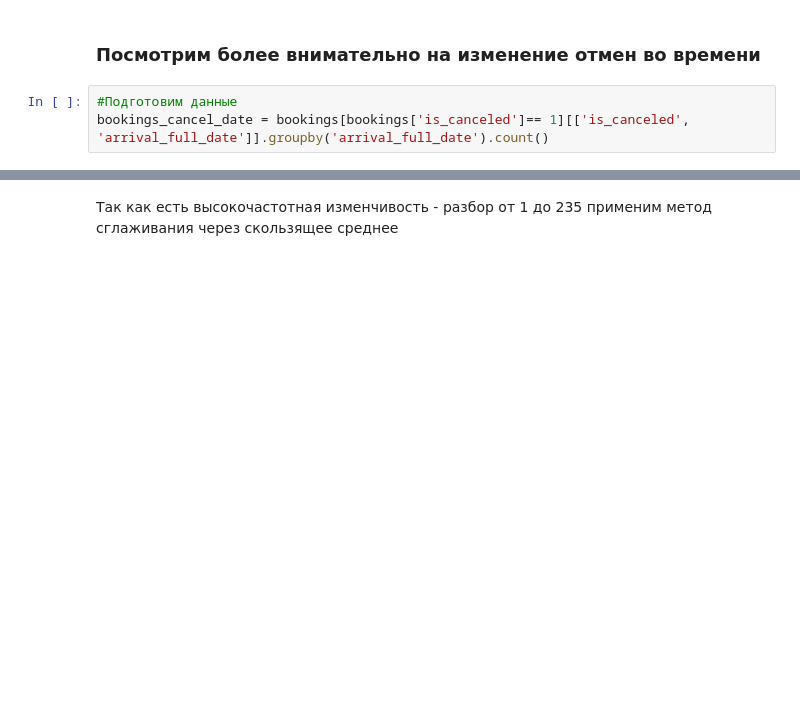
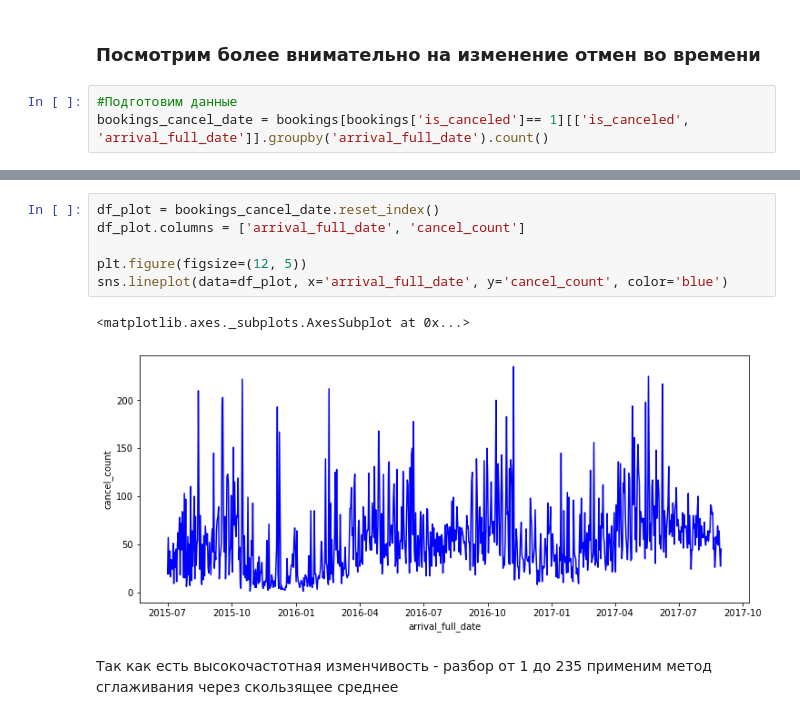
Before and after one commit to AlsFrolova/hotel-data-analysis, a Jupyter notebook: hotel_data_analysis_project.ipynb, the cells around one changed output, grey strips where cells are left out. Saved outputs shown, nothing was run; the diff lists cells and outputs as text; blank space fills up the shorter version.

```diff
--- a/hotel_data_analysis_project.ipynb
+++ b/hotel_data_analysis_project.ipynb
@@ -323,2 +318,11 @@ px.line(bookings_cancel_date)
+# %%
+df_plot = bookings_cancel_date.reset_index()
+df_plot.columns = ['arrival_full_date', 'cancel_count']
+
+plt.figure(figsize=(12, 5))
+sns.lineplot(data=df_plot, x='arrival_full_date', y='cancel_count', color='blue')
+# %% [output]
+<matplotlib.axes._subplots.AxesSubplot at 0x...>
+[figure, added]
 # %% [markdown]
 Так как есть высокочастотная изменчивость - разбор от 1 до 235 применим метод сглаживания через скользящее среднее
```
Also changed, not shown: parts of 4 cells of this notebook.
